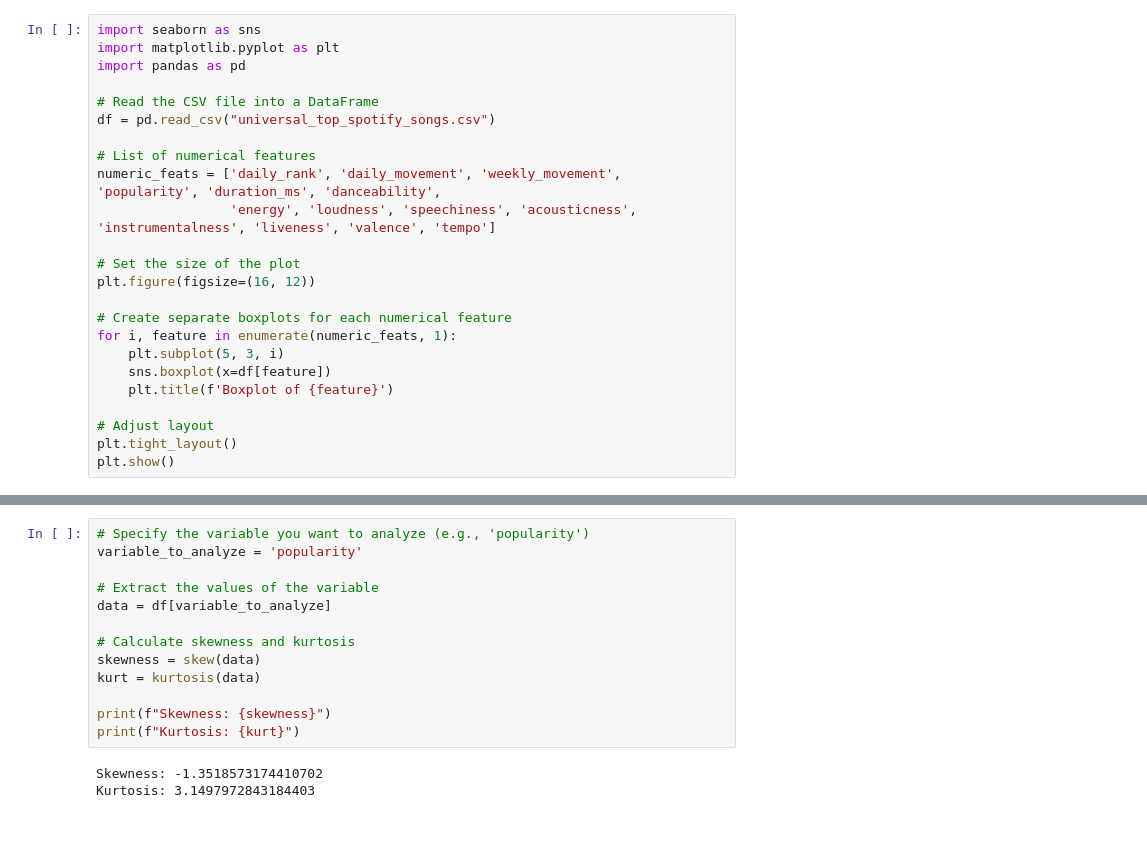
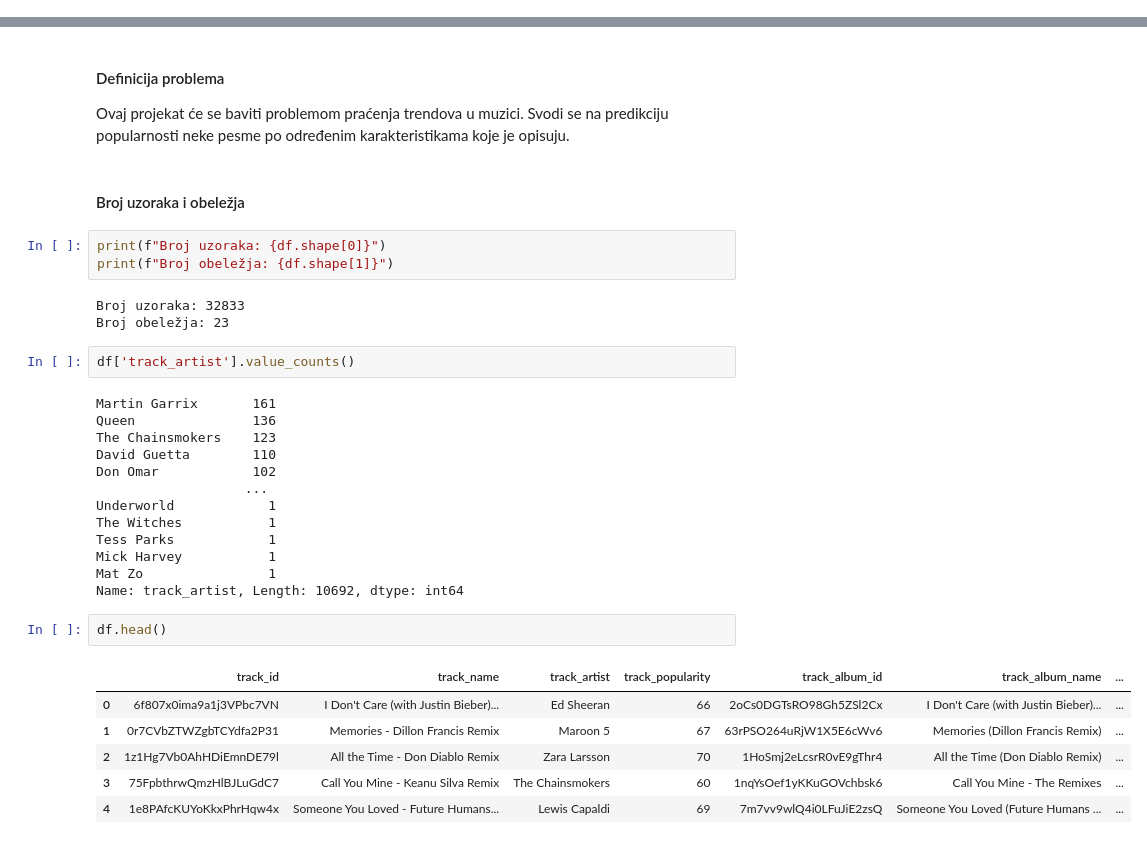
Before and after one commit to ssspetrovic/spotify-prediction, a Jupyter notebook: first_milestone.ipynb, the cells around one changed output, grey strips where cells are left out. Cells and saved outputs as stored; diff of their text form.

```diff
--- a/first_milestone.ipynb
+++ b/first_milestone.ipynb
@@ -128,24 +28,0 @@ df.describe()
-# %%
-import seaborn as sns
-import matplotlib.pyplot as plt
-import pandas as pd
-
-# Read the CSV file into a DataFrame
-df = pd.read_csv("universal_top_spotify_songs.csv")
-
-# List of numerical features
-numeric_feats = ['daily_rank', 'daily_movement', 'weekly_movement', 'popularity', 'duration_ms', 'danceability',
-                 'energy', 'loudness', 'speechiness', 'acousticness', 'instrumentalness', 'liveness', 'valence', 'tempo']
-
-# Set the size of the plot
-plt.figure(figsize=(16, 12))
-
-# Create separate boxplots for each numerical feature
-for i, feature in enumerate(numeric_feats, 1):
-    plt.subplot(5, 3, i)
-    sns.boxplot(x=df[feature])
-    plt.title(f'Boxplot of {feature}')
-
-# Adjust layout
-plt.tight_layout()
-plt.show()
@@ -156,16 +29,36 @@ Skewness/Curtosis
-# %%
-# Specify the variable you want to analyze (e.g., 'popularity')
-variable_to_analyze = 'popularity'
-
-# Extract the values of the variable
-data = df[variable_to_analyze]
-
-# Calculate skewness and kurtosis
-skewness = skew(data)
-kurt = kurtosis(data)
-
-print(f"Skewness: {skewness}")
-print(f"Kurtosis: {kurt}")
-# %% [output]
-Skewness: -1.3518573174410702
-Kurtosis: 3.1497972843184403
+# %% [markdown]
+#### Definicija problema
+
+Ovaj projekat će se baviti problemom praćenja trendova u muzici. Svodi se na predikciju popularnosti neke pesme po određenim karakteristikama koje je opisuju.
+# %% [markdown]
+#### Broj uzoraka i obeležja
+# %%
+print(f"Broj uzoraka: {df.shape[0]}")
+print(f"Broj obeležja: {df.shape[1]}")
+# %% [output]
+Broj uzoraka: 32833
+Broj obeležja: 23
+# %%
+df['track_artist'].value_counts()
+# %% [output]
+Martin Garrix       161
+Queen               136
+The Chainsmokers    123
+David Guetta        110
+Don Omar            102
+                   ...
+Underworld            1
+The Witches           1
+Tess Parks            1
+Mick Harvey           1
+Mat Zo                1
+Name: track_artist, Length: 10692, dtype: int64
+# %%
+df.head()
+# %% [output]
+|  | track_id | track_name | track_artist | track_popularity | track_album_id | track_album_name | ... |
+| 0 | 6f807x0ima9a1j3VPbc7VN | I Don't Care (with Justin Bieber)... | Ed Sheeran | 66 | 2oCs0DGTsRO98Gh5ZSl2Cx | I Don't Care (with Justin Bieber)... | ... |
+| 1 | 0r7CVbZTWZgbTCYdfa2P31 | Memories - Dillon Francis Remix | Maroon 5 | 67 | 63rPSO264uRjW1X5E6cWv6 | Memories (Dillon Francis Remix) | ... |
+| 2 | 1z1Hg7Vb0AhHDiEmnDE79l | All the Time - Don Diablo Remix | Zara Larsson | 70 | 1HoSmj2eLcsrR0vE9gThr4 | All the Time (Don Diablo Remix) | ... |
+| 3 | 75FpbthrwQmzHlBJLuGdC7 | Call You Mine - Keanu Silva Remix | The Chainsmokers | 60 | 1nqYsOef1yKKuGOVchbsk6 | Call You Mine - The Remixes | ... |
+| 4 | 1e8PAfcKUYoKkxPhrHqw4x | Someone You Loved - Future Humans... | Lewis Capaldi | 69 | 7m7vv9wlQ4i0LFuJiE2zsQ | Someone You Loved (Future Humans ... | ... |
```
Also changed, not shown: parts of 48 cells of this notebook.
